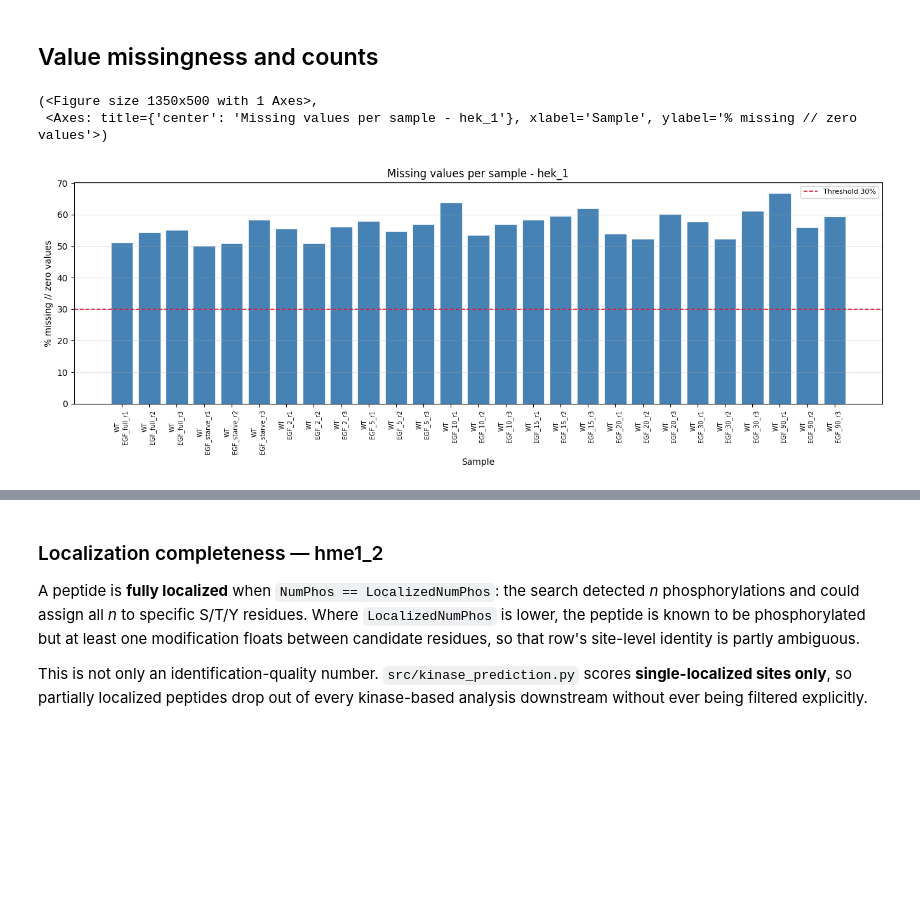
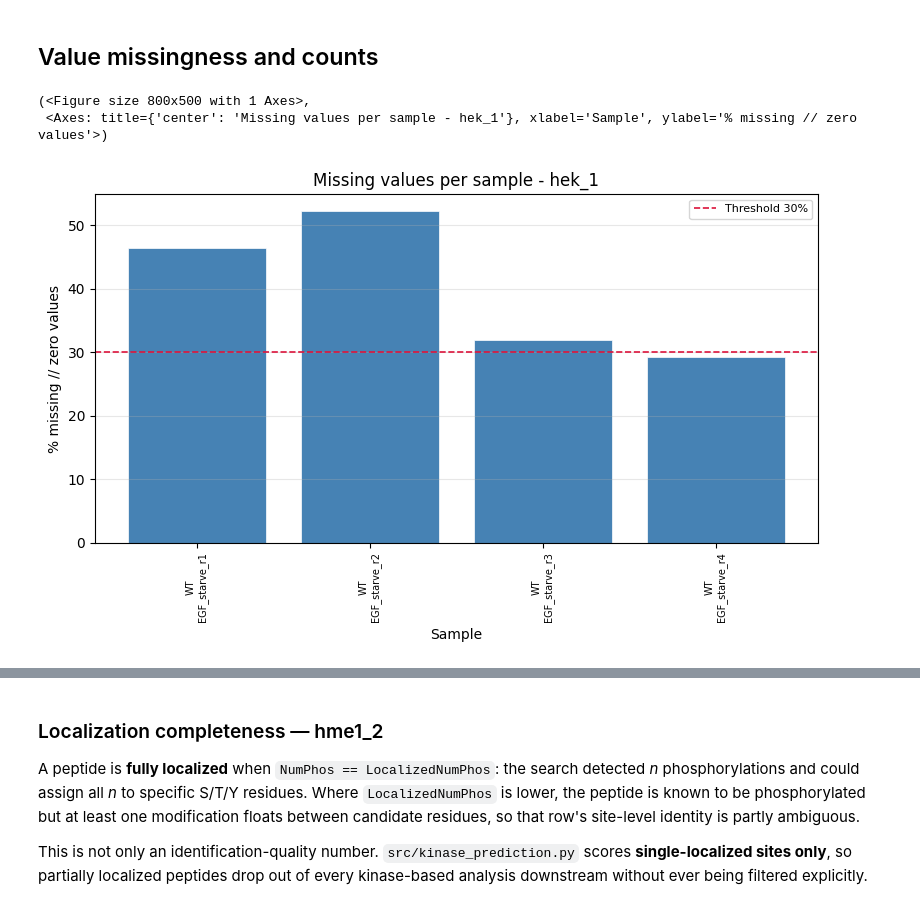
Before and after one commit to IgnacioNavas/TMT_Data_analysis, a Jupyter notebook: notebooks/02_qc/MSMS_data_QC.ipynb, the cells around one changed output, grey strips where cells are left out. Cells and saved outputs as stored; diff of their text form; code cells hidden in the pictures; blank space fills up the shorter version.

```diff
--- a/notebooks/02_qc/MSMS_data_QC.ipynb
+++ b/notebooks/02_qc/MSMS_data_QC.ipynb
@@ -4,11 +4,11 @@ from src.plotting_functions import *
 pio.renderers.default = "png"
 
 
-# hme1_1 = pd.read_csv("../../Experiment/hme1_1/Data/Processed/20260807_hTERT_HEM1_1_processed_phPlus.tsv", sep="\t", low_memory=False) #.fillna(0)
-# hme1_2 = pd.read_csv("../../Experiment/hme1_2/Data/Processed/20260807_hTERT_HEM1_2_processed_phPlus.tsv", sep="\t", low_memory=False)
-# hek_1 = pd.read_csv("../../Experiment/hek_1/Data/Processed/20260807_HEK293T_processed_phPlus.tsv", sep="\t", low_memory=False)
+hme1_1 = pd.read_csv("../../Experiment/hme1_1/Data/Processed/20260807_hTERT_HEM1_1_processed_phPlus.tsv", sep="\t", low_memory=False) #.fillna(0)
+hme1_2 = pd.read_csv("../../Experiment/hme1_2/Data/Processed/20260807_hTERT_HEM1_2_processed_phPlus.tsv", sep="\t", low_memory=False)
+hek_1 = pd.read_csv("../../Experiment/hek_1/Data/Processed/20260807_HEK293T_processed_phPlus.tsv", sep="\t", low_memory=False)
 # hme1_mutants = pd.read_csv("../../Experiment/hme1_mutants_test/Data/Processed/20260709_hTERT_HME1_mutants_processed_phPlus_filtered.tsv", sep="\t", low_memory=False)
-hme1_diapasef = pd.read_csv("../../Experiment/hme1_diaPASEF/Data/Processed/20260814_peptide_MS2quant_None_transformed.tsv",sep="\t",)
+# hme1_diapasef = pd.read_csv("../../Experiment/hme1_diaPASEF/Data/Processed/20260814_peptide_MS2quant_None_transformed.tsv",sep="\t",)
 # %%
 TMT_plex_sample = hme1_2[['site',
                  'n:reps',
@@ -25,20 +25,20 @@ CELL_LINES = ["WT", "EGFRT693A", "BRAFS151A1", "SOS1S1178A", "SHOC2T71A", "BRAFS
 # %%
 # ["WT", "EGFRT693A", "BRAFS151A1", "SOS1S1178A", "SHOC2T71A", "BRAFS151A2", "GAB1Y259A", "RPS6KA3S375A"]
 
 missing_values_per_sample(
-    hme1_diapasef,
+    TMT_plex_sample,
     cell_lines=["WT"], #, "BRAFS151A", "GAB1Y259A"],
     conditions=["_EGF_"], #, "_INS_","_EGFnINS_"],
     data_type="raw:abs",
     missing_threshold=0.30,
     figsize=None,
     title="Missing values per sample - hek_1",
     ax=None,
 )
 # %% [output]
-(<Figure size 1350x500 with 1 Axes>,
+(<Figure size 800x500 with 1 Axes>,
  <Axes: title={'center': 'Missing values per sample - hek_1'}, xlabel='Sample', ylabel='% missing // zero values'>)
-[figure, old version]
+[figure, new version]
 # %%
 # ["WT", "EGFRT693A", "BRAFS151A1", "SOS1S1178A", "SHOC2T71A", "BRAFS151A2", "GAB1Y259A", "RPS6KA3S375A"]
 peptide_count_per_sample(
```
Also changed, not shown: parts of 15 cells of this notebook, 3 other files.
